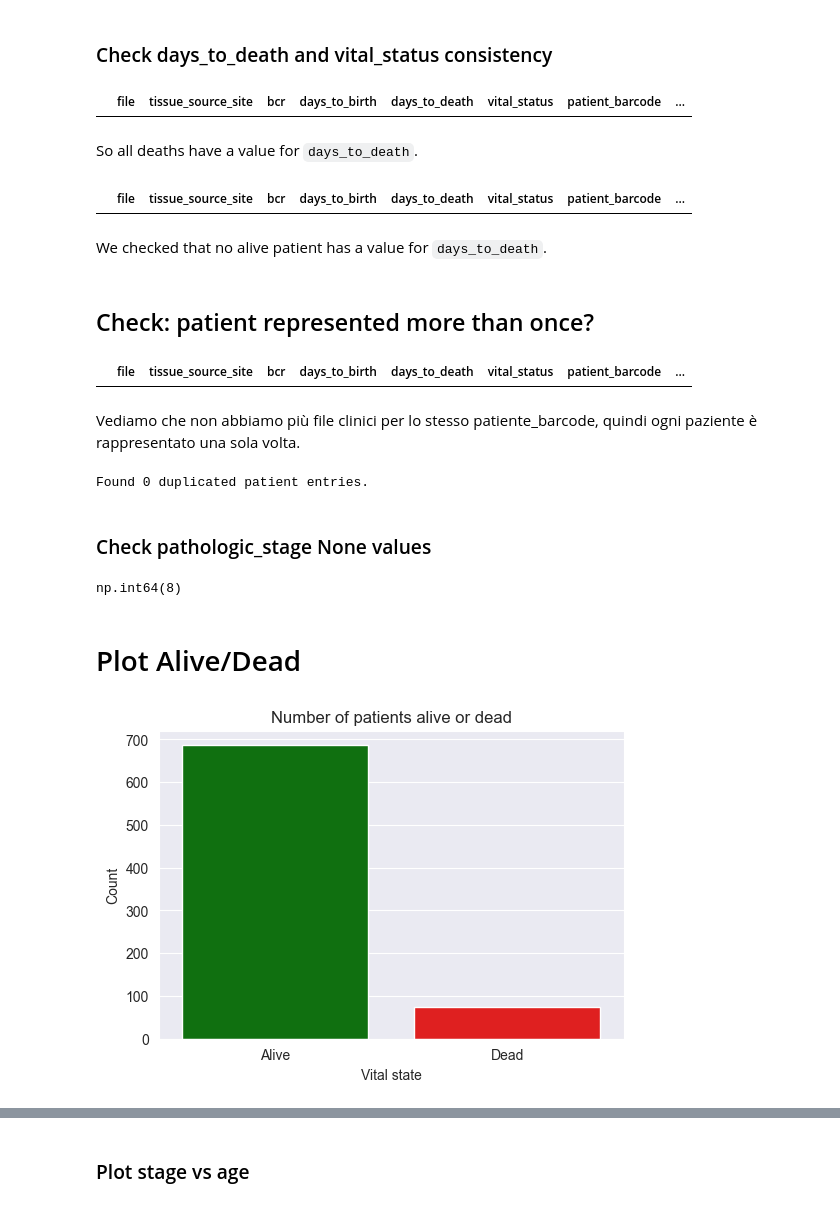
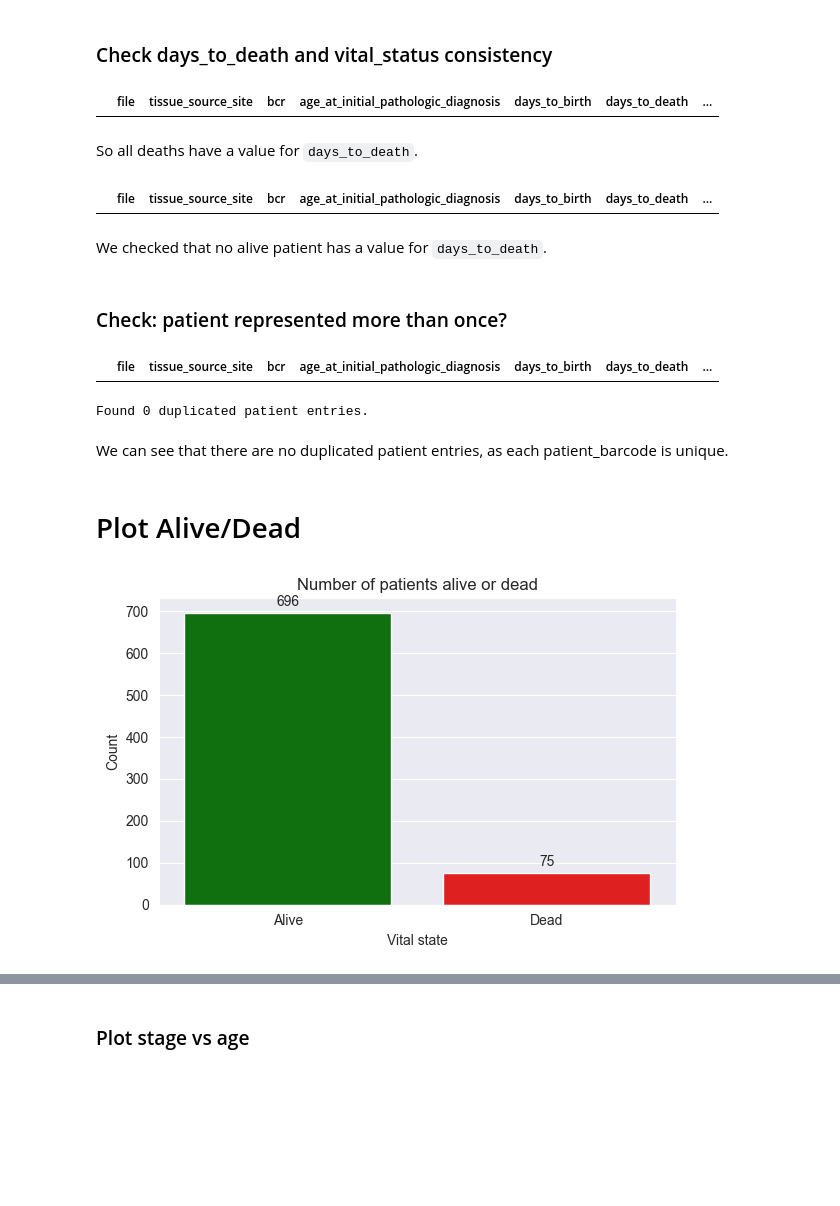
Before and after one commit to giorgiaBertacchini/miRNA_survival_analysis, a Jupyter notebook: notebooks/data_analysis/data_analysis_clinical.ipynb, the cells around one changed output, grey strips where cells are left out. Saved outputs shown, nothing was run; the diff lists cells and outputs as text; code cells hidden in the pictures; blank space fills up the shorter version.

Commit message:
clear data analysis

```diff
--- a/notebooks/data_analysis/data_analysis_clinical.ipynb
+++ b/notebooks/data_analysis/data_analysis_clinical.ipynb
@@ -483,3 +506,0 @@ In particular, `days_to_birth` is missing in 10 files that we will drop for our
-# %%
-clinical_df = clinical_df.dropna(subset=['days_to_birth'])
-clinical_df.shape
@@ -555,33 +594,27 @@ So all rows have **BCR = NCH** (Nationwide Children's Hospital).
 # %%
 clinical_df[(clinical_df['vital_status'] == 'Dead') & (clinical_df['days_to_death'].isna())]
 # %% [output]
-|  | file | tissue_source_site | bcr | days_to_birth | days_to_death | vital_status | patient_barcode | ... |
+|  | file | tissue_source_site | bcr | age_at_initial_pathologic_diagnosis | days_to_birth | days_to_death | ... |
 # %% [markdown]
 So all deaths have a value for `days_to_death`.
 # %%
 clinical_df[(clinical_df['vital_status'] == 'Alive') & (clinical_df['days_to_death'].notna())]
 # %% [output]
-|  | file | tissue_source_site | bcr | days_to_birth | days_to_death | vital_status | patient_barcode | ... |
+|  | file | tissue_source_site | bcr | age_at_initial_pathologic_diagnosis | days_to_birth | days_to_death | ... |
 # %% [markdown]
 We checked that no alive patient has a value for `days_to_death`.
 # %% [markdown]
-## Check: patient represented more than once?
+### Check: patient represented more than once?
 # %%
 clinical_df[clinical_df['patient_barcode'].duplicated(keep=False)]
 # %% [output]
-|  | file | tissue_source_site | bcr | days_to_birth | days_to_death | vital_status | patient_barcode | ... |
+|  | file | tissue_source_site | bcr | age_at_initial_pathologic_diagnosis | days_to_birth | days_to_death | ... |
-# %% [markdown]
-Vediamo che non abbiamo più file clinici per lo stesso patiente_barcode, quindi ogni paziente è rappresentato una sola volta.
 # %%
 n_dup = clinical_df['patient_barcode'].duplicated().sum()
 print(f"Found {n_dup} duplicated patient entries.")
 # %% [output]
 Found 0 duplicated patient entries.
-# %% [markdown]
-### Check pathologic_stage None values
-# %%
-clinical_df['pathologic_stage'].isnull().sum()
-# %% [output]
-np.int64(8)
+# %% [markdown]
+We can see that there are no duplicated patient entries, as each patient_barcode is unique.
 # %% [markdown]
 # Plot Alive/Dead
@@ -591,13 +621,26 @@ import seaborn as sns
 # %%
 status_counts = clinical_df['vital_status'].value_counts().reset_index()
 status_counts.columns = ['vital_status', 'count']
 
-plt.figure(figsize=(6,4))
-sns.barplot(data=status_counts, x='vital_status', y='count', hue='vital_status', palette={'Alive':'green','Dead':'red'}, dodge=False)
+plt.figure(figsize=(6, 4))
+ax = sns.barplot(
+    data=status_counts,
+    x='vital_status',
+    y='count',
+    hue='vital_status',
+    palette={'Alive': 'green', 'Dead': 'red'},
+    dodge=False
+)
+
+for container in ax.containers:
+    ax.bar_label(container, fmt='%d', label_type='edge', padding=3)
+
 plt.title('Number of patients alive or dead')
 plt.ylabel('Count')
 plt.xlabel('Vital state')
+plt.legend().remove()
+plt.tight_layout()
 plt.show()
 # %% [output]
-[figure, old version]
+[figure, new version]
 # %%
```
Also changed, not shown: parts of 64 cells of this notebook, 2 other files.
